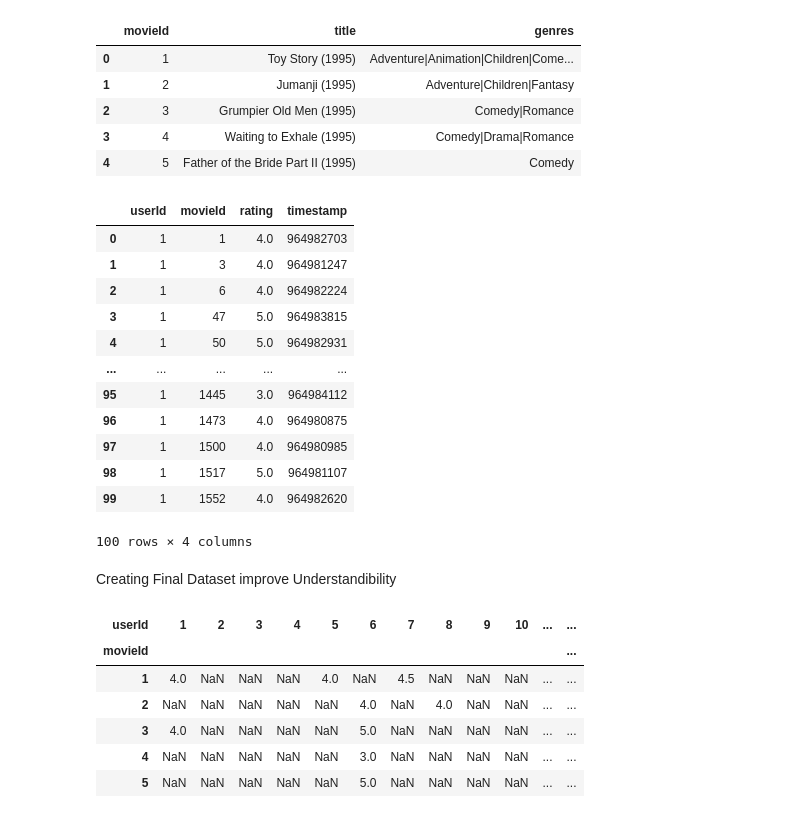
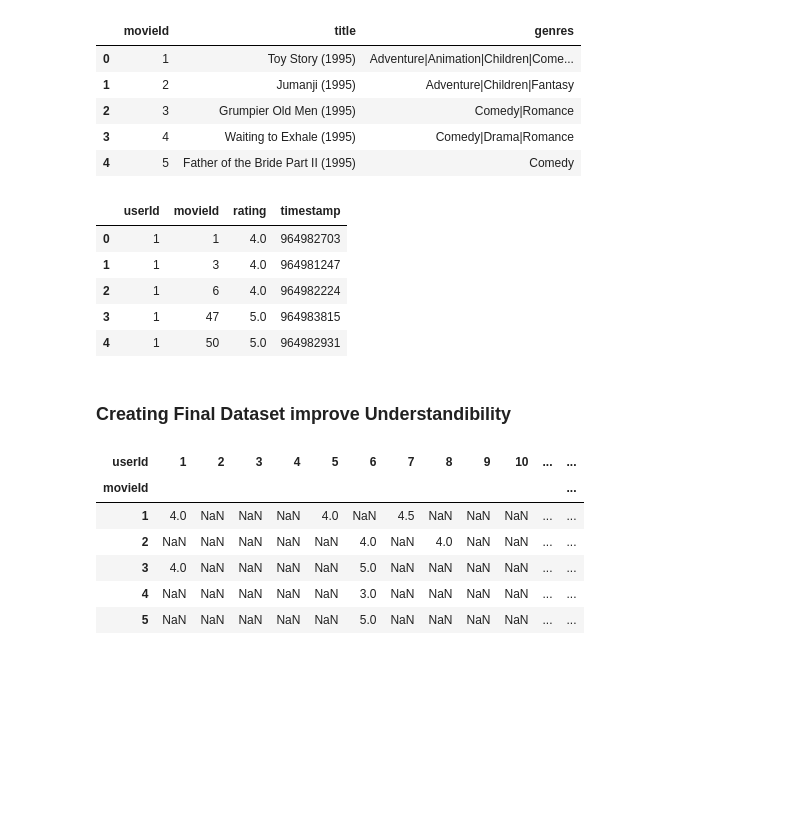
Before and after one commit to iamharshilmodi/Movie-Recommendation-System, a Jupyter notebook: Main.ipynb, the cells around one changed output. Saved outputs shown, nothing was run; the diff lists cells and outputs as text; code cells hidden in the pictures; blank space fills up the shorter version.

```diff
--- a/Main.ipynb
+++ b/Main.ipynb
@@ -19,23 +19,16 @@ movies.head()
 | 3 | 4 | Waiting to Exhale (1995) | Comedy|Drama|Romance |
 | 4 | 5 | Father of the Bride Part II (1995) | Comedy |
 # %%
-ratings.head(100)
+ratings.head()
 # %% [output]
 |  | userId | movieId | rating | timestamp |
 | 0 | 1 | 1 | 4.0 | 964982703 |
 | 1 | 1 | 3 | 4.0 | 964981247 |
 | 2 | 1 | 6 | 4.0 | 964982224 |
 | 3 | 1 | 47 | 5.0 | 964983815 |
 | 4 | 1 | 50 | 5.0 | 964982931 |
-| ... | ... | ... | ... | ... |
-| 95 | 1 | 1445 | 3.0 | 964984112 |
-| 96 | 1 | 1473 | 4.0 | 964980875 |
-| 97 | 1 | 1500 | 4.0 | 964980985 |
-| 98 | 1 | 1517 | 5.0 | 964981107 |
-| 99 | 1 | 1552 | 4.0 | 964982620 |
-100 rows × 4 columns
 # %% [markdown]
-Creating Final Dataset improve Understandibility
+### Creating Final Dataset improve Understandibility
 # %%
 final_dataset = ratings.pivot(index='movieId',columns='userId',values='rating')
 final_dataset.head()
```
Also changed, not shown: parts of 15 cells of this notebook.
